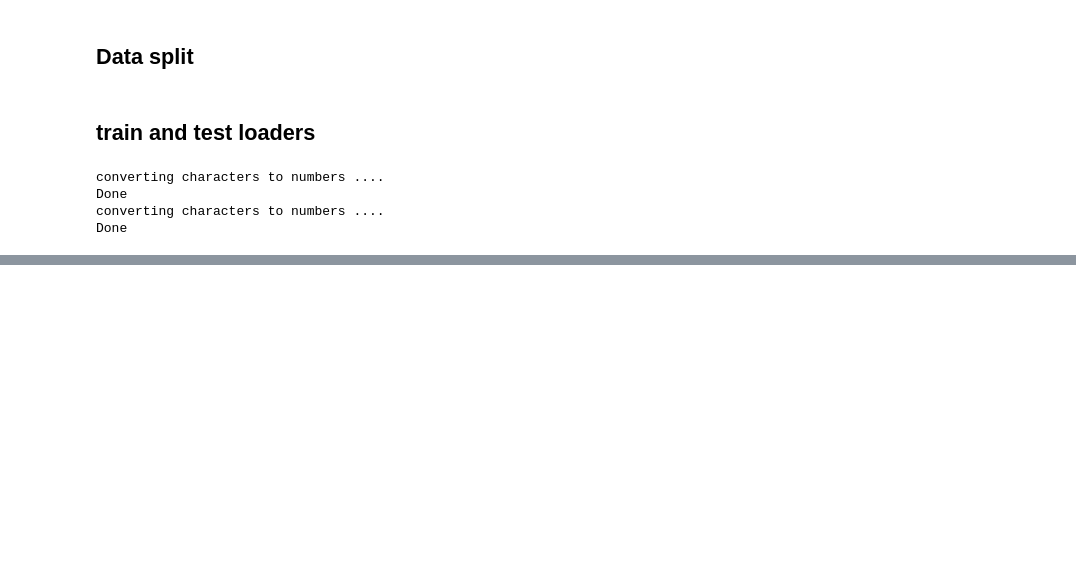
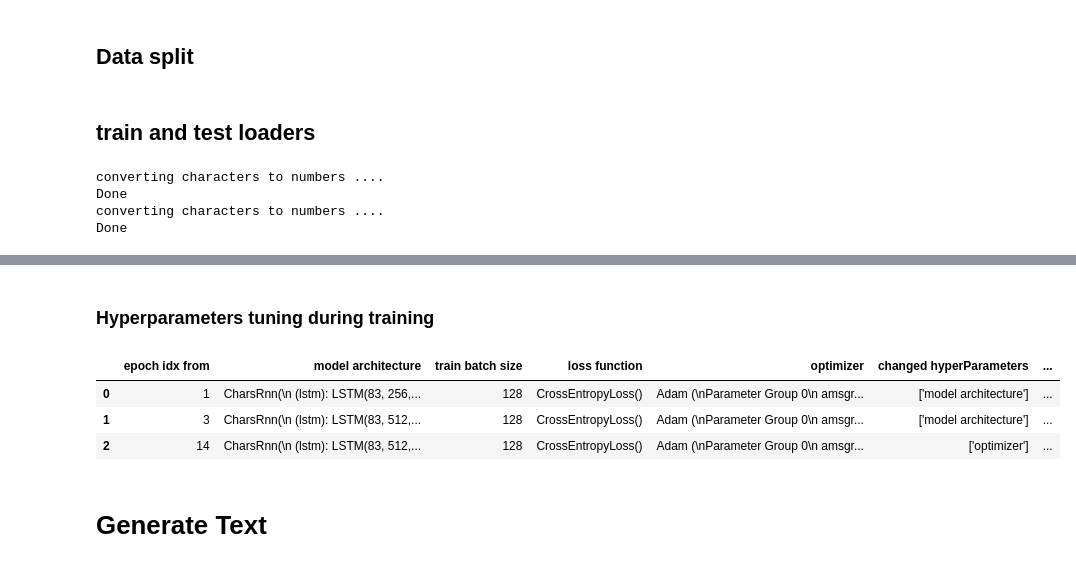
Before and after one commit to ahmedbadr97/Character-Level-RNN, a Jupyter notebook: notebooks/LSTM_training.ipynb, the cells around one changed output, grey strips where cells are left out. Drawn from its saved outputs; the diff is of its cells as text; code cells hidden in the pictures; blank space fills up the shorter version.

```diff
--- a/notebooks/LSTM_training.ipynb
+++ b/notebooks/LSTM_training.ipynb
@@ -187 +236,13 @@ KeyboardInterrupt
+# %% [markdown]
+### Hyperparameters tuning during training
+# %%
+df=pd.read_csv(f"{train_data_path}/train_data.csv",index_col=False)
+df
+# %% [output]
+|  | epoch idx from | model architecture | train batch size | loss function | optimizer | changed hyperParameters | ... |
+| 0 | 1 | CharsRnn(\n (lstm): LSTM(83, 256,... | 128 | CrossEntropyLoss() | Adam (\nParameter Group 0\n amsgr... | ['model architecture'] | ... |
+| 1 | 3 | CharsRnn(\n (lstm): LSTM(83, 512,... | 128 | CrossEntropyLoss() | Adam (\nParameter Group 0\n amsgr... | ['model architecture'] | ... |
+| 2 | 14 | CharsRnn(\n (lstm): LSTM(83, 512,... | 128 | CrossEntropyLoss() | Adam (\nParameter Group 0\n amsgr... | ['optimizer'] | ... |
+# %% [markdown]
+# Generate Text
 # %%
```
Also changed, not shown: parts of 30 cells of this notebook, 7 other files.
